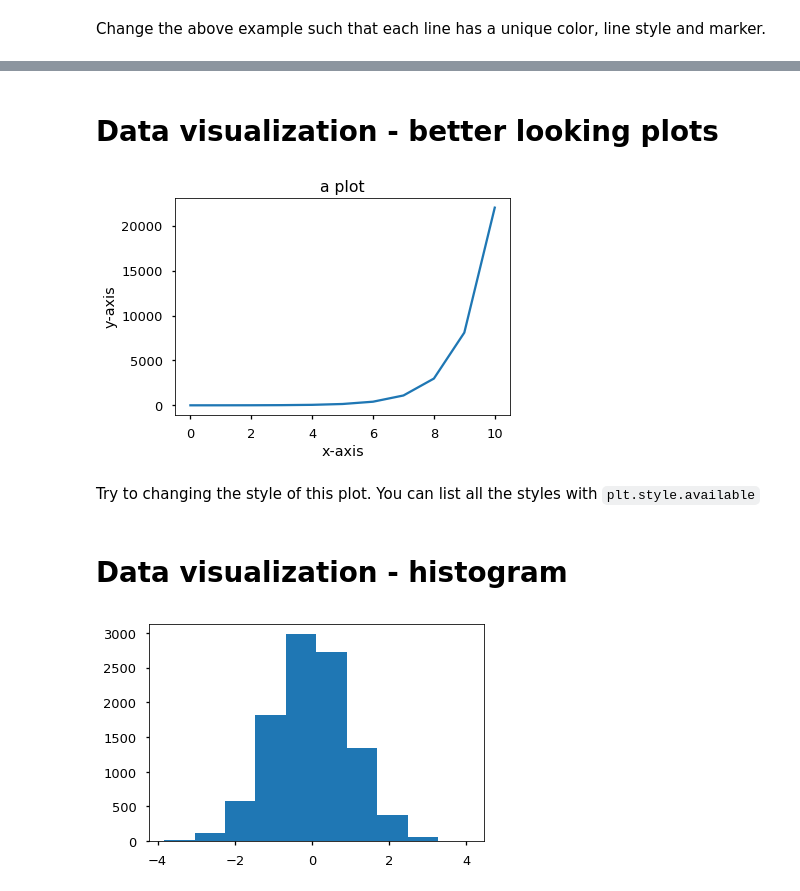
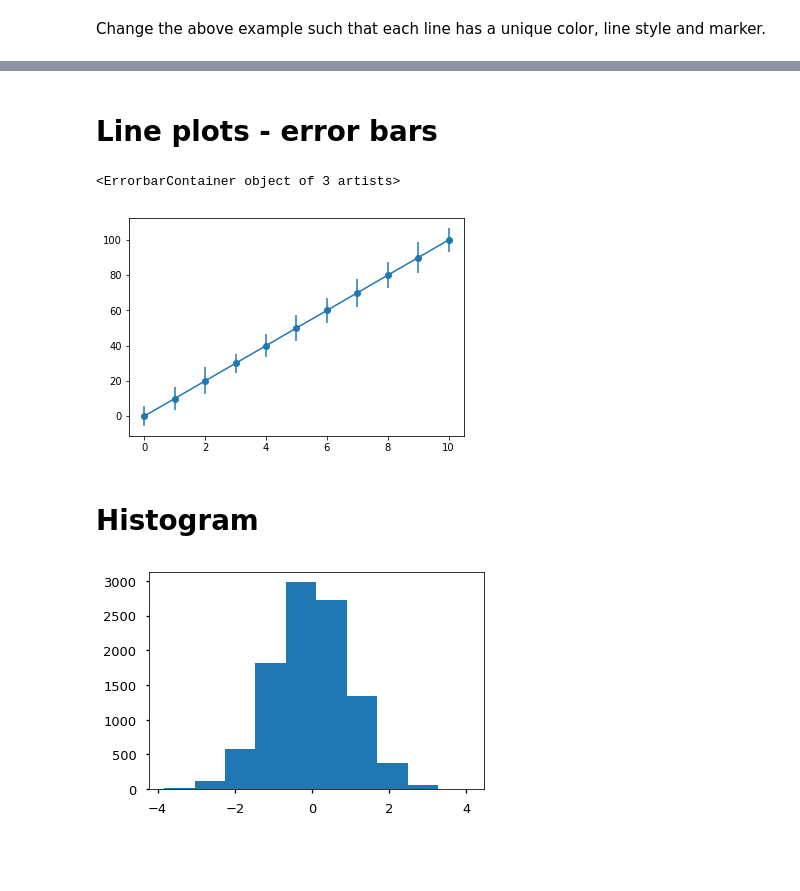
Before and after one commit to lacdr-tox/basic-programming-in-drug-discovery, a Jupyter notebook: python/slides/Numerics and Plotting.ipynb, the cells around one changed output, grey strips where cells are left out. Drawn from its saved outputs; the diff is of its cells as text; code cells hidden in the pictures; blank space fills up the shorter version.

```diff
--- a/python/slides/Numpy, Scipy, and Matplotlib.ipynb
+++ b/python/slides/Numerics and Plotting.ipynb
@@ -249,19 +302,16 @@ ax.set(title='a plot',xlabel='x-axis',ylabel='y-axis');
-# %% [markdown]
-# Data visualization - better looking plots
-# %%
-plt.style.use('seaborn-talk')
-x = np.linspace(0,10,11)
-y = np.exp(x)
-fig = plt.figure(figsize=(6,4))
-ax = plt.gca()
-ax.plot(x,y);
-ax.set(title='a plot',xlabel='x-axis',ylabel='y-axis');
-# %% [output]
-[figure, removed]
-# %% [markdown]
-Try to changing the style of this plot. You can list all the styles with `plt.style.available`
-# %% [markdown]
-# Data visualization - histogram
+# %% [markdown]
+# Line plots - error bars
+# %%
+x = np.linspace(0,10,11)
+y_mu = 10*x
+y_err = np.random.uniform(5,10,len(x))
+ax = plt.gca()
+ax.errorbar(x,y_mu,yerr=y_err,label='line 1',fmt='o-')
+# %% [output]
+<ErrorbarContainer object of 3 artists>
+[figure, added]
+# %% [markdown]
+# Histogram
 # %%
 distr = np.random.normal(0,1,10000)
 fig = plt.figure(figsize=(6,4))
```
Also changed, not shown: parts of 52 cells of this notebook.
